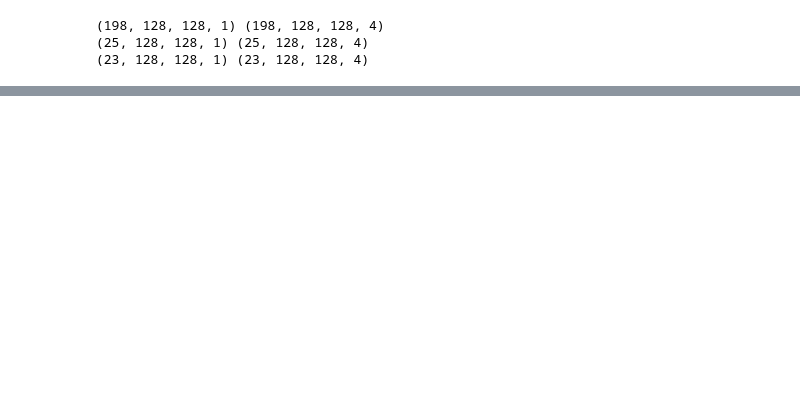
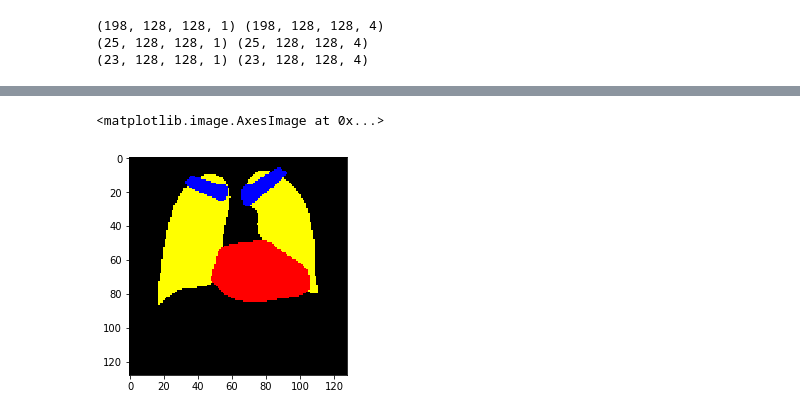
Before and after one commit to bcabgil/DD2424-Semantic-Segmentation-For-XRay-Images, a Jupyter notebook: Main_Code.ipynb, the cells around one changed output, grey strips where cells are left out. Cells and saved outputs as stored; diff of their text form; code cells hidden in the pictures; blank space fills up the shorter version.

```diff
--- a/Main_Code.ipynb
+++ b/Main_Code.ipynb
@@ -467,0 +515,20 @@ plt.show()
+# %%
+#Build our own color map
+
+#import important libraries
+import matplotlib
+from matplotlib.colors import LinearSegmentedColormap
+
+#Define new colormap
+colors = [(0, 0, 0),(1, 0, 0), (0, 0, 1), (1, 1, 0)]  # R -> G -> B
+n_bins = [64, 64, 64, 64]  # Discretizes the interpolation into bins
+cmap_name = 'custom_cmap'
+
+# Create the colormap
+cm = LinearSegmentedColormap.from_list(cmap_name, colors)
+
+# Plot result
+plt.imshow(np.argmax(Ytst[3][:][:][:],2), cmap=cm)
+# %% [output]
+<matplotlib.image.AxesImage at 0x...>
+[figure, added]
```
Also changed, not shown: parts of 20 cells of this notebook, 1 other file.
